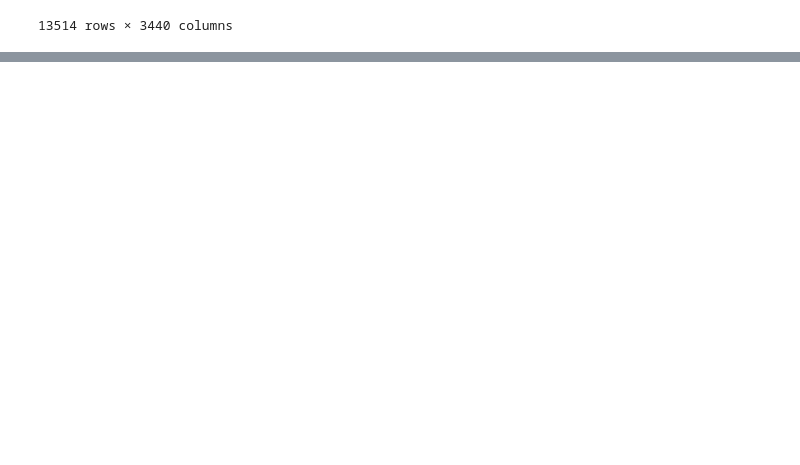
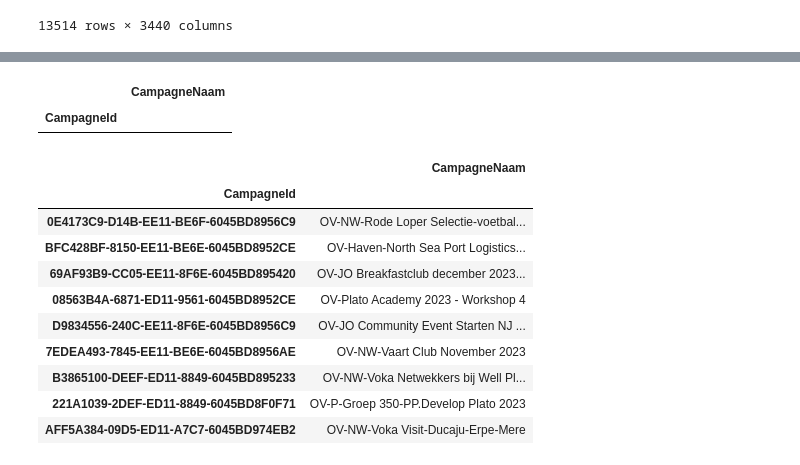
Before and after one commit to Pineapple217/HoGent-Data-Engineering-Project-2324, a Jupyter notebook: notebooks/User based Collaborative filtering/Userbased.ipynb, the cells around one changed output, grey strips where cells are left out. Saved outputs shown, nothing was run; the diff lists cells and outputs as text; code cells hidden in the pictures; blank space fills up the shorter version.

```diff
--- a/notebooks/User based Collaborative filtering/Userbased.ipynb
+++ b/notebooks/User based Collaborative filtering/Userbased.ipynb
@@ -102,4 +108,5 @@ similar_users
 # %%
-done_campaigns = df.loc[df.index == select_contact]['CampagneId']
+print(select_contact)
+done_campaigns = df.loc[select_contact, ["CampagneId"]]
 done_campaigns
 # %% [output]
@@ -181,0 +151,20 @@ similar_campagnes_not_done
+# %%
+for s, x in results:
+    similar_campagnes_not_done = x[~x['CampagneId'].isin(done_campaigns.loc[s])][['CampagneId', 'CampagneNaam']]
+    similar_campagnes_not_done.drop_duplicates(inplace=True)
+    x = similar_campagnes_not_done.reset_index()[['CampagneId', 'CampagneNaam']].set_index('CampagneId')
+    display(x)
+# %% [output]
+|  | CampagneNaam |
+| CampagneId |  |
+|  | CampagneNaam |
+| CampagneId |  |
+| 0E4173C9-D14B-EE11-BE6F-6045BD8956C9 | OV-NW-Rode Loper Selectie-voetbal... |
+| BFC428BF-8150-EE11-BE6E-6045BD8952CE | OV-Haven-North Sea Port Logistics... |
+| 69AF93B9-CC05-EE11-8F6E-6045BD895420 | OV-JO Breakfastclub december 2023... |
+| 08563B4A-6871-ED11-9561-6045BD8952CE | OV-Plato Academy 2023 - Workshop 4 |
+| D9834556-240C-EE11-8F6E-6045BD8956C9 | OV-JO Community Event Starten NJ ... |
+| 7EDEA493-7845-EE11-BE6E-6045BD8956AE | OV-NW-Vaart Club November 2023 |
+| B3865100-DEEF-ED11-8849-6045BD895233 | OV-NW-Voka Netwekkers bij Well Pl... |
+| 221A1039-2DEF-ED11-8849-6045BD8F0F71 | OV-P-Groep 350-PP.Develop Plato 2023 |
+| AFF5A384-09D5-ED11-A7C7-6045BD974EB2 | OV-NW-Voka Visit-Ducaju-Erpe-Mere |
```
Also changed, not shown: parts of 12 cells of this notebook.
